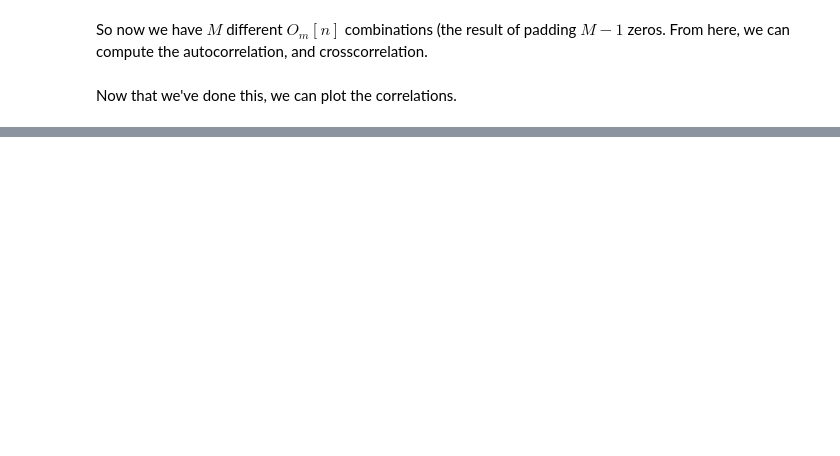
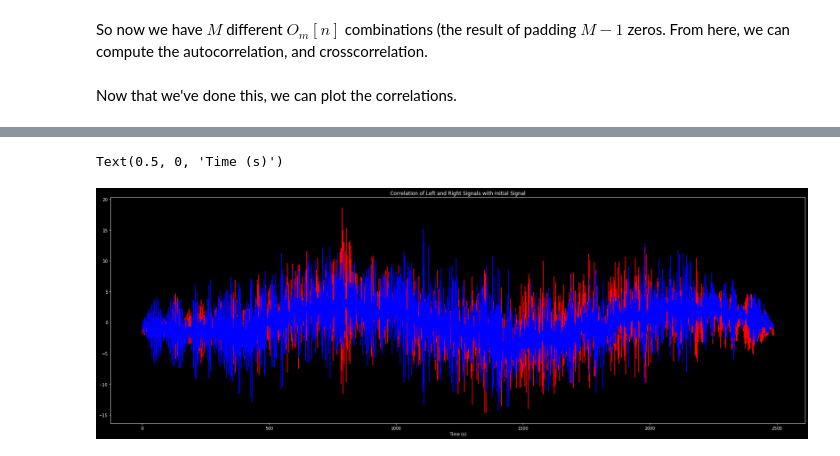
Before and after one commit to wabrams/NIST-PREP, a Jupyter notebook: orth_chirps.ipynb, the cells around one changed output, grey strips where cells are left out. Saved outputs shown, nothing was run; the diff lists cells and outputs as text; code cells hidden in the pictures; blank space fills up the shorter version.

```diff
--- a/orth_chirps.ipynb
+++ b/orth_chirps.ipynb
@@ -118,0 +165,30 @@ plt.show()
+# %%
+def tprint(*args, **kwargs):
+    stamp = str(datetime.now())
+    print("[" + stamp + "]", *args)
+# determine which OS
+devOS = platform.system()
+tprint("detected", devOS, "device")
+
+# list all serial ports
+ports = []
+tprint("listing all serial ports:")
+if devOS == "Windows":
+    ports = serial.tools.list_ports.comports()
+for p in ports:
+    print(p)
+
+while True:
+    try:
+        port = input("enter port:")
+        s = serial.Serial(port)
+        break
+    except serial.SerialException:
+        tprint("invalid serial port, please try again!")
+        continue
+# 115200 bps, 8 bits, no parity, and 1 stop bit
+tprint("setting up", port.upper(), "for reading BG22")
+s.baudrate = 115200
+s.bytesize = serial.EIGHTBITS
+s.parity = serial.PARITY_NONE
+s.stopbits = serial.STOPBITS_ONE
@@ -118,0 +252,18 @@ plt.show()
+# %%
+S_nL = sc.fft.fft(larr) #frequency domain
+S_nR = sc.fft.fft(rarr)
+time_iS_nL = sc.fft.ifft(S_nL)
+time_iS_nR = sc.fft.ifft(S_nR)
+#print(time_iS_nL.shape)
+TIME_correlationL = np.correlate(time_iS_nL,sn,"full")
+TIME_correlationR = np.correlate(time_iS_nR,sn,"full")
+#print(TIME_autocorrelation.shape)
+#print(BUFFER_SIZE/samplef)
+n = np.linspace(0, samp/fsamp, len(larr))
+plt.plot(TIME_correlationL, "r-")
+plt.plot(TIME_correlationR, "b-")
+plt.title("Correlation of Left and Right Signals with Initial Signal")
+plt.xlabel("Time (s)")
+# %% [output]
+Text(0.5, 0, 'Time (s)')
+[figure, added]
```
Also changed, not shown: parts of 22 cells of this notebook, 1 other file.
